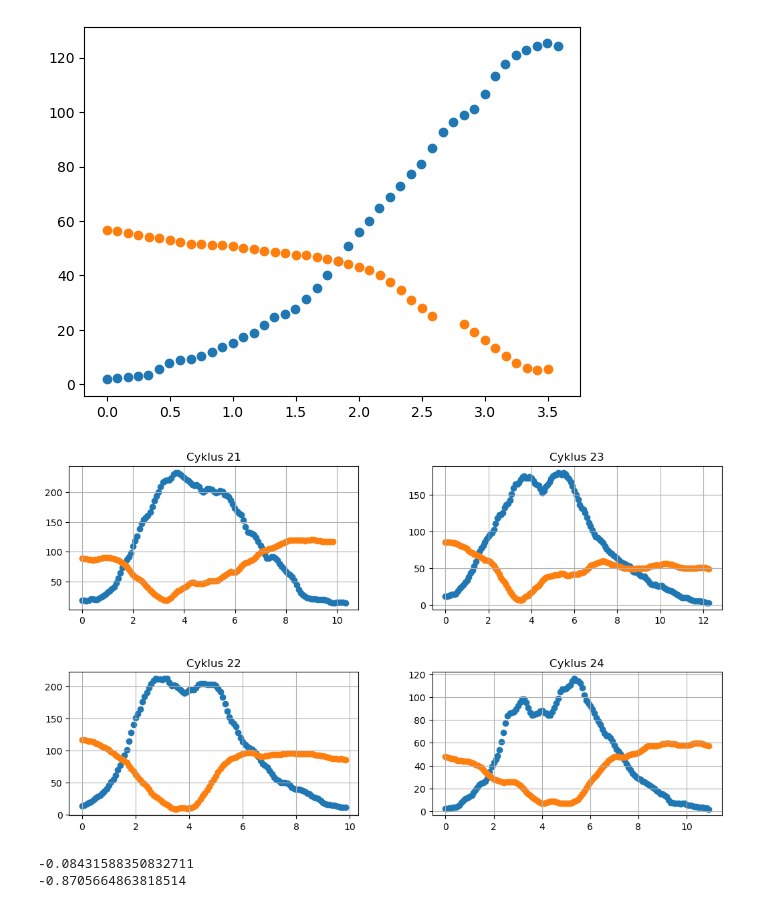
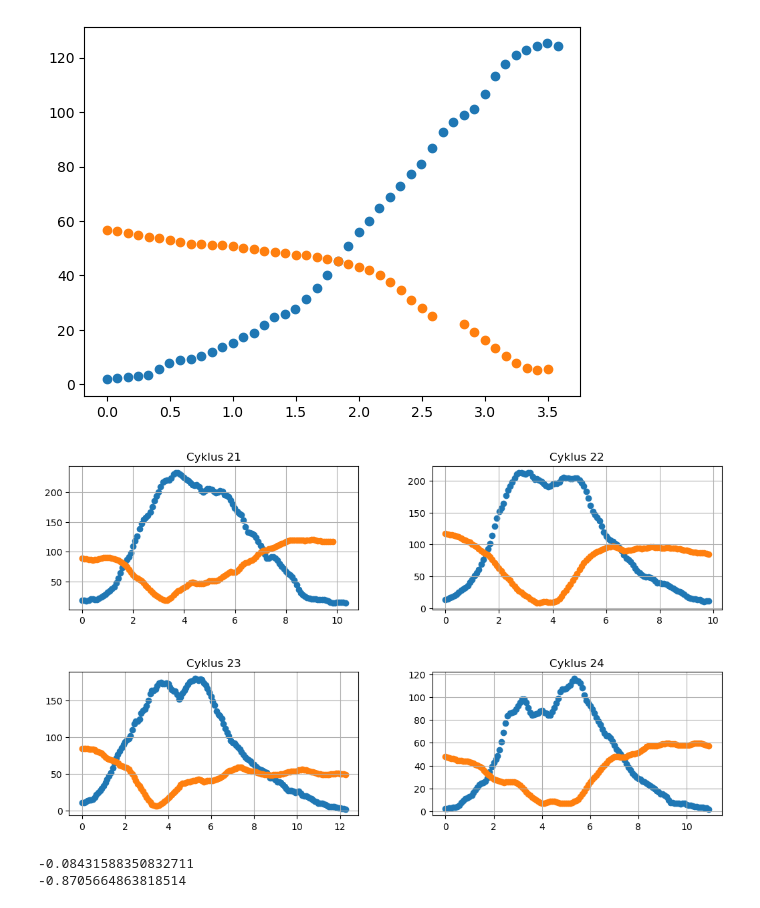
Before and after one commit to Focus9752/Solpletter_projekt, a Jupyter notebook: ok/Solpletanalyse.ipynb, the cells around one changed output. Drawn from its saved outputs; the diff is of its cells as text; code cells hidden in the pictures.

```diff
--- a/ok/Solpletanalyse.ipynb
+++ b/ok/Solpletanalyse.ipynb
@@ -309,37 +331,37 @@ plt.scatter(Magnetfelt[24][0] - Magnetfelt[24][0][0] , Magnetfelt[24][1])
 # %%
 #Størrelse af billede
 plt.figure(figsize=(14,8))
 
 #Der laves et stort billede, hvorpå 4 forskellige plots vil være jævnt fordelt:
 #Plot over x-position som funktion af tid:
 plot1=plt.subplot2grid((100,100),(0,0),rowspan=35,colspan=40)
 plot1.set_title('Cyklus 21')
 plot1.scatter(Cykler[20][0]-Cykler[20][0][0],Cykler[20][1] , label='25')
 plot1.scatter(Magnetfelt[20][0] - Magnetfelt[20][0][0] , Magnetfelt[20][1])
 plot1.grid()
 
 #Plot over y-position som funktion af tid:
 plot2=plt.subplot2grid((100,100),(50,0),rowspan=35, colspan=40)
-plot2.set_title('Cyklus 22')
-plot2.scatter(Cykler[21][0]-Cykler[21][0][0],Cykler[21][1], label='25')
-plot2.scatter(Magnetfelt[21][0] - Magnetfelt[21][0][0] , Magnetfelt[21][1])
+plot2.set_title('Cyklus 23')
+plot2.scatter(Cykler[22][0]-Cykler[22][0][0],Cykler[22][1], label='25')
+plot2.scatter(Magnetfelt[22][0] - Magnetfelt[22][0][0] , Magnetfelt[22][1])
 plot2.grid()
 
 #Plot over x- og y-position:
 plot3=plt.subplot2grid((100,100),(0,50),rowspan=35, colspan=40)
-plot3.set_title('Cyklus 23')
-plot3.scatter(Cykler[22][0]-Cykler[22][0][0],Cykler[22][1], label='25')
-plot3.scatter(Magnetfelt[22][0] - Magnetfelt[22][0][0] , Magnetfelt[22][1])
+plot3.set_title('Cyklus 22')
+plot3.scatter(Cykler[21][0]-Cykler[21][0][0],Cykler[21][1], label='25')
+plot3.scatter(Magnetfelt[21][0] - Magnetfelt[21][0][0] , Magnetfelt[21][1])
 plot3.grid()
 
 #Plot over fart som funktion af tid
 plot4=plt.subplot2grid((100,100),(50,50),rowspan=35, colspan=40)
 plot4.set_title('Cyklus 24')
 plot4.scatter(Cykler[23][0]-Cykler[23][0][0],Cykler[23][1], label='25')
 plot4.scatter(Magnetfelt[23][0] - Magnetfelt[23][0][0] , Magnetfelt[23][1])
 plot4.grid()
 # %% [output]
-[figure, old version]
+[figure, new version]
 # %%
 print(np.cov(Cykler[21][1] / (np.max(Cykler[21][1])) , Magnetfelt[21][1] / np.max(Magnetfelt[21][1]))[0,1])
 
```
Also changed, not shown: parts of 6 cells of this notebook, 2 other files.
